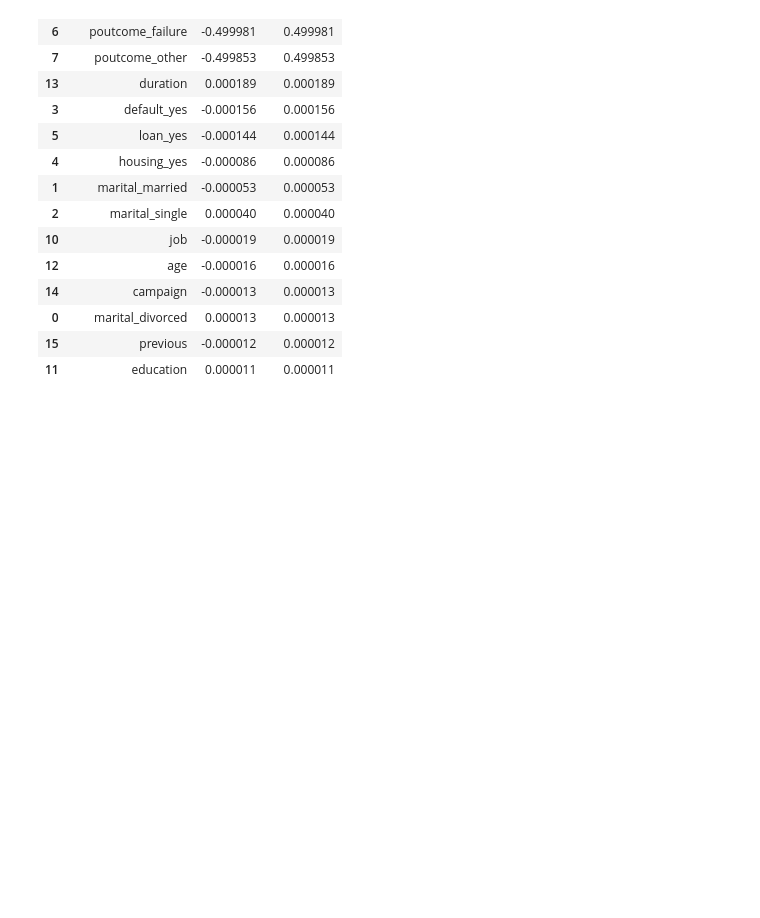
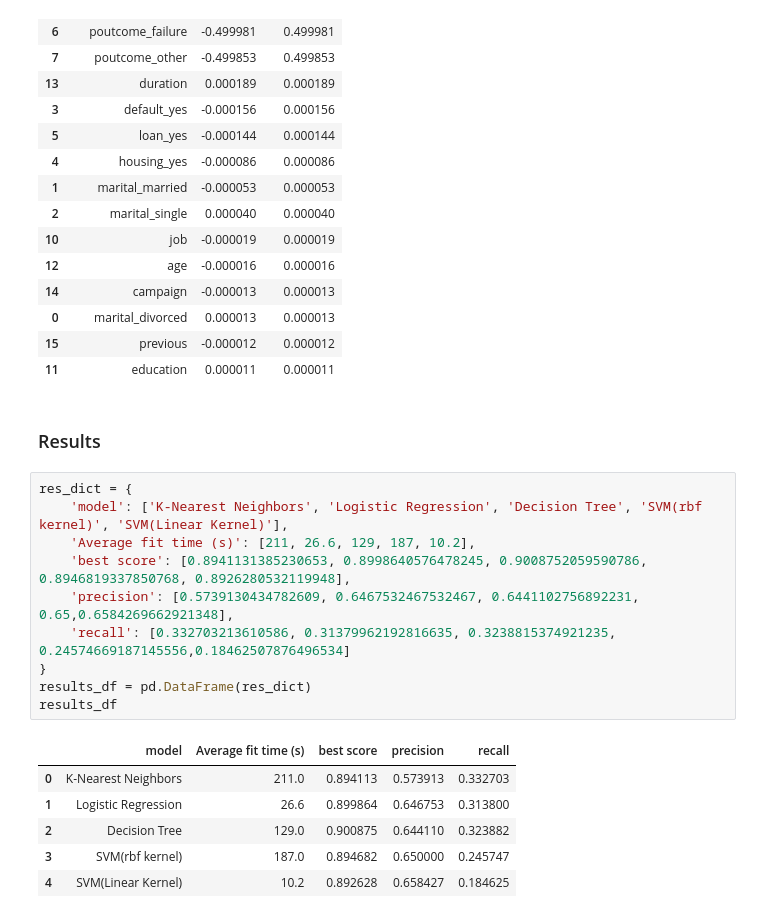
Before and after one commit to ashwin-kambli/ML-ClassifiersComparision-BankMarketing, a Jupyter notebook: ML - Comparing Classifiers - Bank Marketing Data.ipynb, the cells around one changed output. Cells and saved outputs as stored; diff of their text form; blank space fills up the shorter version.

```diff
--- a/ML - Comparing Classifiers - Bank Marketing Data.ipynb
+++ b/ML - Comparing Classifiers - Bank Marketing Data.ipynb
@@ -704,3 +751,22 @@ svm_feature_weights.sort_values(by=['abs_weight'], ascending=False)
 | 0 | marital_divorced | 0.000013 | 0.000013 |
 | 15 | previous | -0.000012 | 0.000012 |
 | 11 | education | 0.000011 | 0.000011 |
+# %% [markdown]
+### Results
+# %%
+res_dict = {
+    'model': ['K-Nearest Neighbors', 'Logistic Regression', 'Decision Tree', 'SVM(rbf kernel)', 'SVM(Linear Kernel)'],
+    'Average fit time (s)': [211, 26.6, 129, 187, 10.2],
+    'best score': [0.8941131385230653, 0.8998640576478245, 0.9008752059590786, 0.8946819337850768, 0.8926280532119948],
+    'precision': [0.5739130434782609, 0.6467532467532467, 0.6441102756892231, 0.65,0.6584269662921348],
+    'recall': [0.332703213610586, 0.31379962192816635, 0.3238815374921235, 0.24574669187145556,0.18462507876496534]
+}
+results_df = pd.DataFrame(res_dict)
+results_df
+# %% [output]
+|  | model | Average fit time (s) | best score | precision | recall |
+| 0 | K-Nearest Neighbors | 211.0 | 0.894113 | 0.573913 | 0.332703 |
+| 1 | Logistic Regression | 26.6 | 0.899864 | 0.646753 | 0.313800 |
+| 2 | Decision Tree | 129.0 | 0.900875 | 0.644110 | 0.323882 |
+| 3 | SVM(rbf kernel) | 187.0 | 0.894682 | 0.650000 | 0.245747 |
+| 4 | SVM(Linear Kernel) | 10.2 | 0.892628 | 0.658427 | 0.184625 |
```
Also changed, not shown: parts of 15 cells of this notebook.
